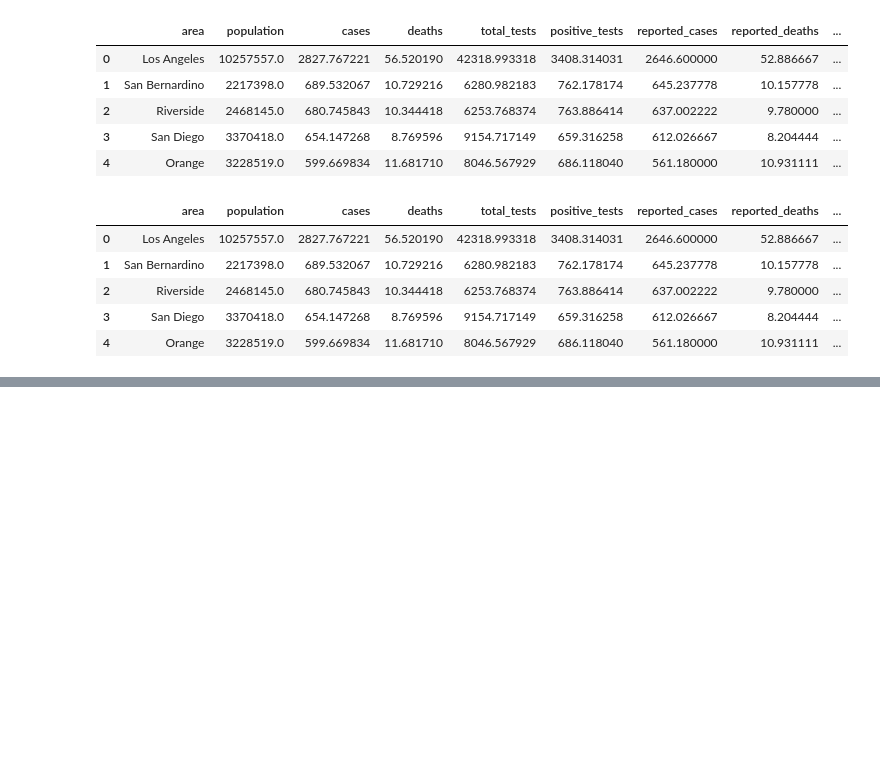
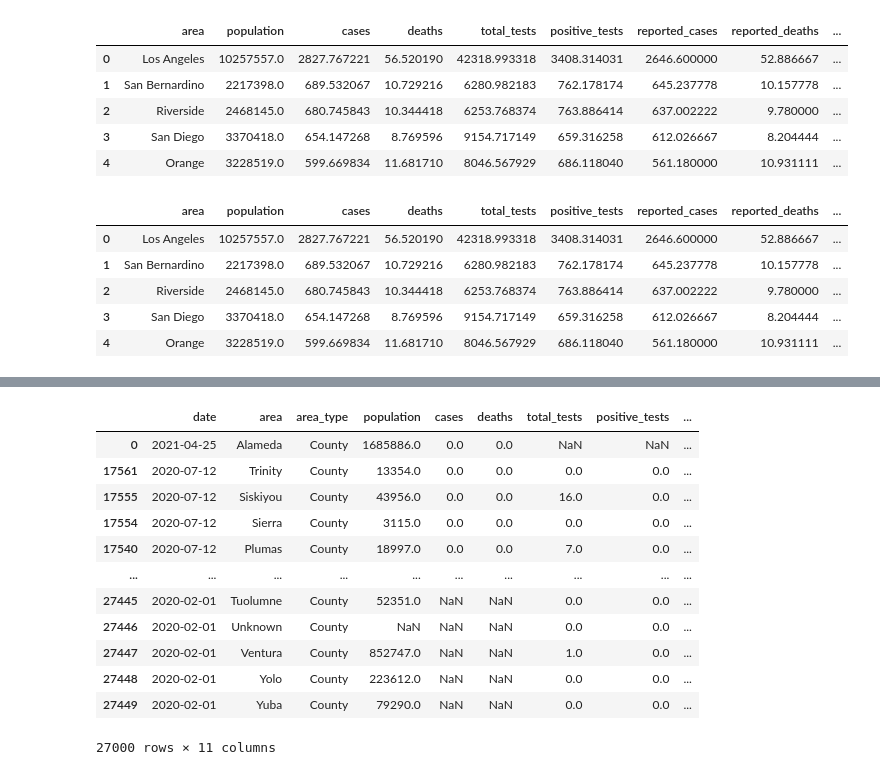
Before and after one commit to JAlvarado23A/covid_and_rest_survival, a Jupyter notebook: FC_data_restaurant.ipynb, the cells around one changed output, grey strips where cells are left out. Cells and saved outputs as stored; diff of their text form; code cells hidden in the pictures; blank space fills up the shorter version.

```diff
--- a/FC_data_restaurant.ipynb
+++ b/FC_data_restaurant.ipynb
@@ -530,0 +534,16 @@ plt.show()
+# %%
+cases_by_coutnty.sort_values(by='cases', ascending = True)
+# %% [output]
+|  | date | area | area_type | population | cases | deaths | total_tests | positive_tests | ... |
+| 0 | 2021-04-25 | Alameda | County | 1685886.0 | 0.0 | 0.0 | NaN | NaN | ... |
+| 17561 | 2020-07-12 | Trinity | County | 13354.0 | 0.0 | 0.0 | 0.0 | 0.0 | ... |
+| 17555 | 2020-07-12 | Siskiyou | County | 43956.0 | 0.0 | 0.0 | 16.0 | 0.0 | ... |
+| 17554 | 2020-07-12 | Sierra | County | 3115.0 | 0.0 | 0.0 | 0.0 | 0.0 | ... |
+| 17540 | 2020-07-12 | Plumas | County | 18997.0 | 0.0 | 0.0 | 7.0 | 0.0 | ... |
+| ... | ... | ... | ... | ... | ... | ... | ... | ... | ... |
+| 27445 | 2020-02-01 | Tuolumne | County | 52351.0 | NaN | NaN | 0.0 | 0.0 | ... |
+| 27446 | 2020-02-01 | Unknown | County | NaN | NaN | NaN | 0.0 | 0.0 | ... |
+| 27447 | 2020-02-01 | Ventura | County | 852747.0 | NaN | NaN | 1.0 | 0.0 | ... |
+| 27448 | 2020-02-01 | Yolo | County | 223612.0 | NaN | NaN | 0.0 | 0.0 | ... |
+| 27449 | 2020-02-01 | Yuba | County | 79290.0 | NaN | NaN | 0.0 | 0.0 | ... |
+27000 rows × 11 columns
```
Also changed, not shown: parts of 8 cells of this notebook.
